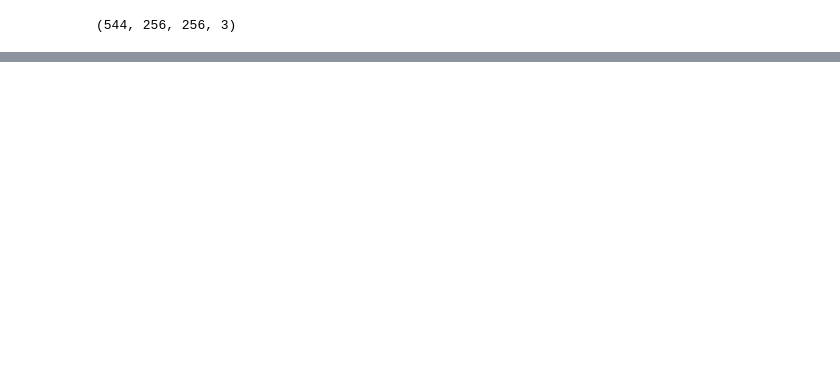
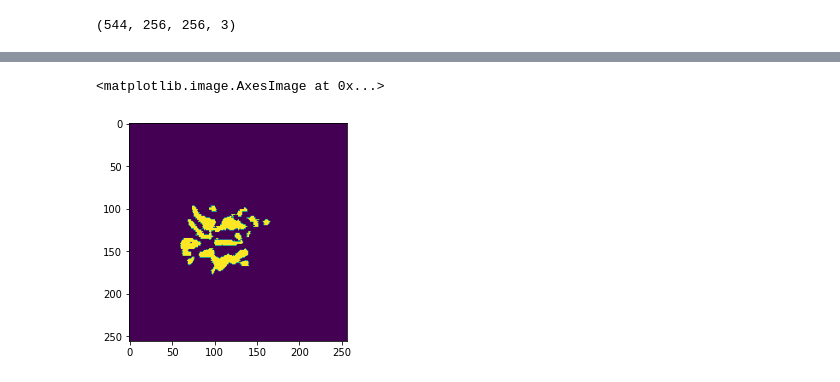
Before and after one commit to siminpan/MOSJ-3DCT, a Jupyter notebook: python/05_predict.tensorflow.ipynb, the cells around one changed output, grey strips where cells are left out. Cells and saved outputs as stored; diff of their text form; code cells hidden in the pictures; blank space fills up the shorter version.

```diff
--- a/python/05_predict.tensorflow.ipynb
+++ b/python/05_predict.tensorflow.ipynb
@@ -97,3 +136,20 @@ plt.imshow(tf.keras.preprocessing.image.array_to_img(predictions[251,:,:,:]))
+# %%
+image = predictions[326,:,:,:].astype(np.uint8).copy()
+
+image1 = rgb2gray(image)
+image2 = np.where(image1 <= 0.6, 1, 0)
+#     image = rescale(image, (resize1/a_in[:, :, i].shape[1]), preserve_range=True, anti_aliasing=False)
+# image2 = (((image1 - image1.min()) / (image1.max() - image1.min())) * 255.9).astype(np.uint8)
+image3 = image2 >0
+image3 = skimage.morphology.remove_small_objects(image3, 10)
+# image3 = skimage.morphology.remove_small_objects(image3, 100)
+image3 = skimage.transform.rotate(image3,90)
+# image3 = (((image3 - image3.min()) / (image3.max() - image3.min())) * 255.9).astype(np.uint8)
+# %%
+plt.imshow(image3)
+# %% [output]
+<matplotlib.image.AxesImage at 0x...>
+[figure, added]
 # %%
 # test
 def preprocess_image(file):
```
Also changed, not shown: parts of 8 cells of this notebook, 2 other files.
